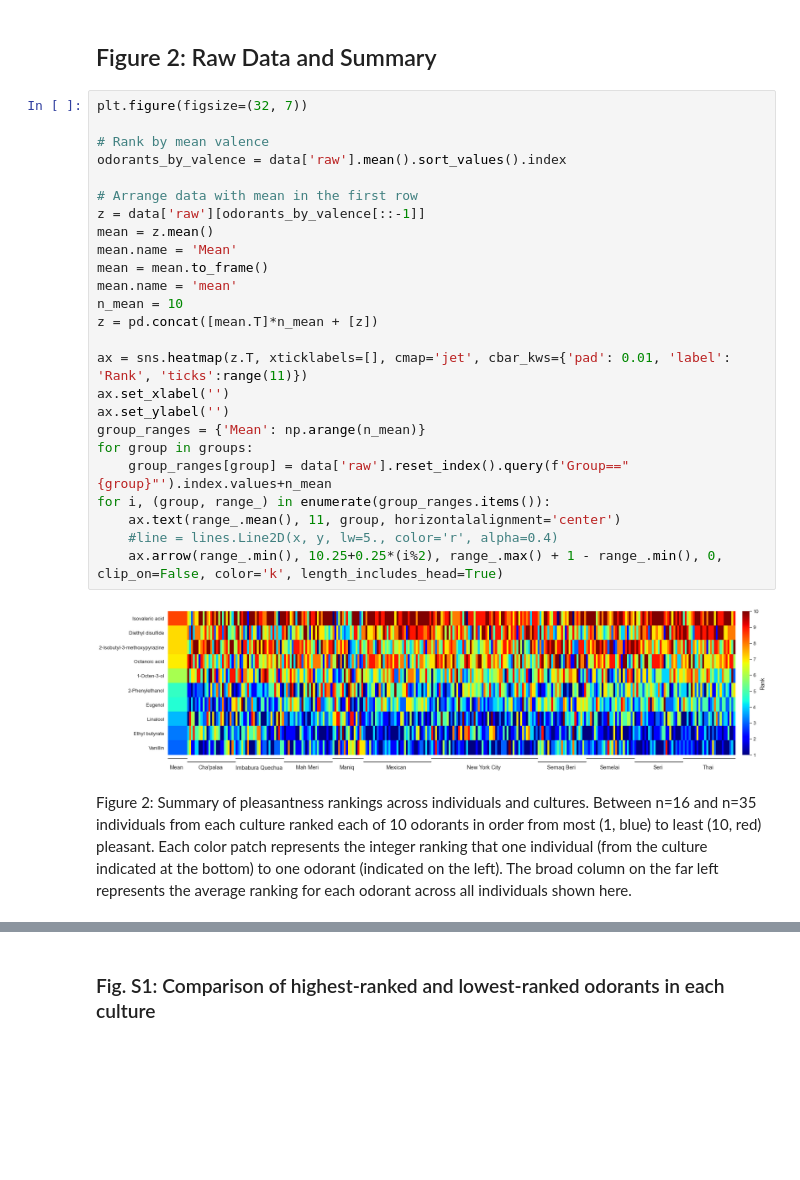
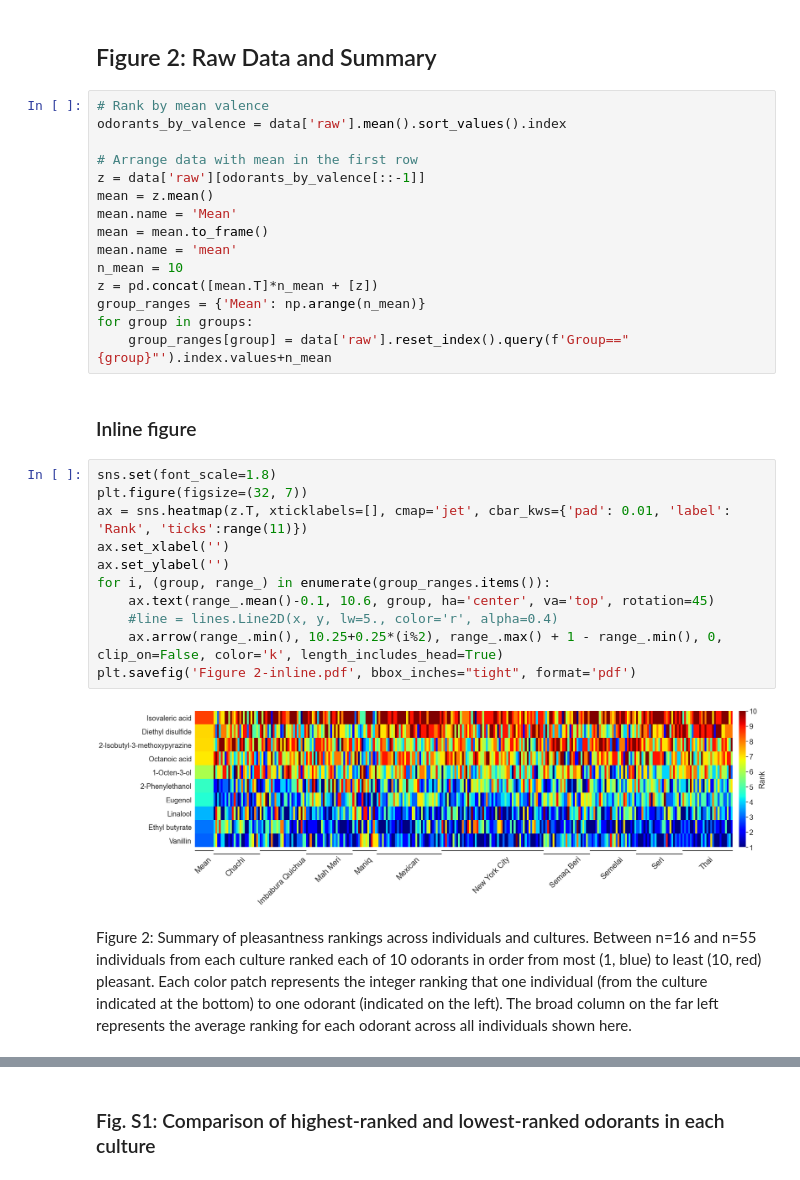
Before and after one commit to rgerkin/shared-pleasantness, a Jupyter notebook: main-analysis.ipynb, the cells around one changed output, grey strips where cells are left out. Cells and saved outputs as stored; diff of their text form; blank space fills up the shorter version.

```diff
--- a/main-analysis.ipynb
+++ b/main-analysis.ipynb
@@ -26,8 +36,6 @@ data['raw'].head()  # First 5 rows
 # %% [markdown]
 ## Figure 2: Raw Data and Summary
 # %%
-plt.figure(figsize=(32, 7))
-
 # Rank by mean valence
 odorants_by_valence = data['raw'].mean().sort_values().index
 
@@ -39,18 +47,23 @@ mean = mean.to_frame()
 mean.name = 'mean'
 n_mean = 10
 z = pd.concat([mean.T]*n_mean + [z])
-
-ax = sns.heatmap(z.T, xticklabels=[], cmap='jet', cbar_kws={'pad': 0.01, 'label': 'Rank', 'ticks':range(11)})
-ax.set_xlabel('')
-ax.set_ylabel('')
 group_ranges = {'Mean': np.arange(n_mean)}
 for group in groups:
     group_ranges[group] = data['raw'].reset_index().query(f'Group=="{group}"').index.values+n_mean
-for i, (group, range_) in enumerate(group_ranges.items()):
-    ax.text(range_.mean(), 11, group, horizontalalignment='center')
-    #line = lines.Line2D(x, y, lw=5., color='r', alpha=0.4)
-    ax.arrow(range_.min(), 10.25+0.25*(i%2), range_.max() + 1 - range_.min(), 0, clip_on=False, color='k', length_includes_head=True)
-# %% [output]
-[figure, removed]
+# %% [markdown]
+### Inline figure
+# %%
+sns.set(font_scale=1.8)
+plt.figure(figsize=(32, 7))
+ax = sns.heatmap(z.T, xticklabels=[], cmap='jet', cbar_kws={'pad': 0.01, 'label': 'Rank', 'ticks':range(11)})
+ax.set_xlabel('')
+ax.set_ylabel('')
+for i, (group, range_) in enumerate(group_ranges.items()):
+    ax.text(range_.mean()-0.1, 10.6, group, ha='center', va='top', rotation=45)
+    #line = lines.Line2D(x, y, lw=5., color='r', alpha=0.4)
+    ax.arrow(range_.min(), 10.25+0.25*(i%2), range_.max() + 1 - range_.min(), 0, clip_on=False, color='k', length_includes_head=True)
+plt.savefig('Figure 2-inline.pdf', bbox_inches="tight", format='pdf')
+# %% [output]
+[figure, added]
 # %% [markdown]
-Figure 2: Summary of pleasantness rankings across individuals and cultures.  Between n=16 and n=35 individuals from each culture ranked each of 10 odorants in order from most (1, blue) to least (10, red) pleasant.  Each color patch represents the integer ranking that one individual (from the culture indicated at the bottom) to one odorant (indicated on the left).  The broad column on the far left represents the average ranking for each odorant across all individuals shown here.
+Figure 2: Summary of pleasantness rankings across individuals and cultures.  Between n=16 and n=55 individuals from each culture ranked each of 10 odorants in order from most (1, blue) to least (10, red) pleasant.  Each color patch represents the integer ranking that one individual (from the culture indicated at the bottom) to one odorant (indicated on the left).  The broad column on the far left represents the average ranking for each odorant across all individuals shown here.
```
Also changed, not shown: parts of 43 cells of this notebook, 3 other files.
